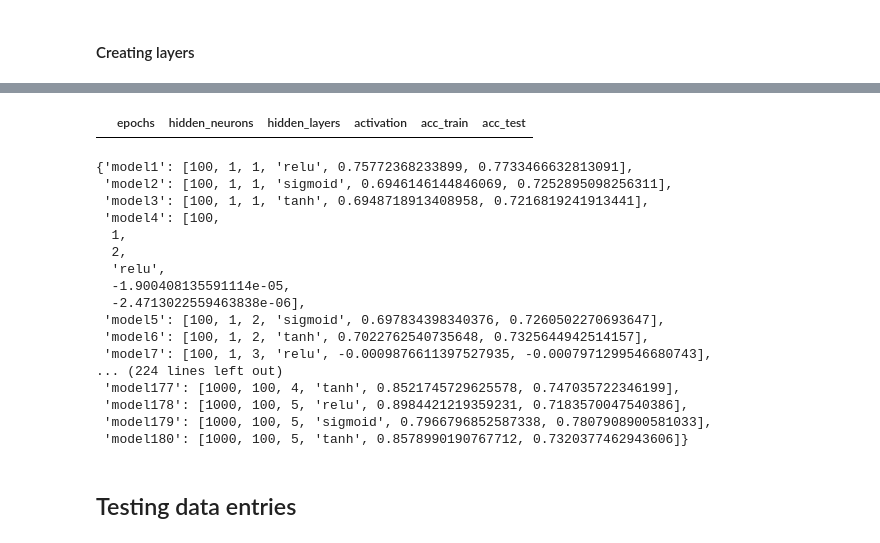
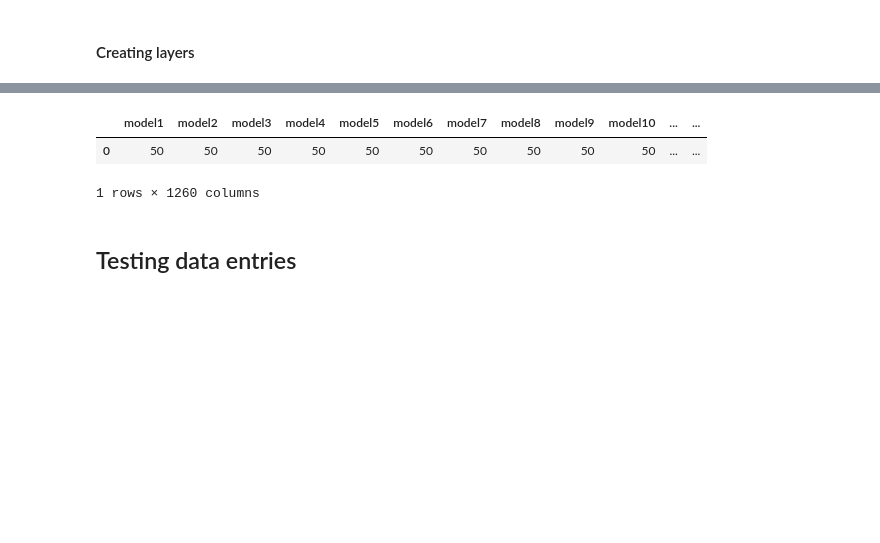
Before and after one commit to edgaregurrola/satellite_aq, a Jupyter notebook: notebooks/05-TensorFlow.ipynb, the cells around one changed output, grey strips where cells are left out. Cells and saved outputs as stored; diff of their text form; code cells hidden in the pictures; blank space fills up the shorter version.

```diff
--- a/notebooks/05-TensorFlow.ipynb
+++ b/notebooks/05-TensorFlow.ipynb
@@ -266,9 +309,10 @@ def neuron_layers(nx,nh,ny,hl,act):
 
     return model
 # %%
-epochs_ls = [50, 100, 250] #50 y 100, 250
-nh_ls = [x for x in range(5,26)] #minimo 5, maximo 25 de una en una (8-18)
-hl_ls = [1,2,3] #maximo 3 capas
+epochs_ls = [50, 100, 200] #50 y 100, 250
+nh_ls = [5,10,25,50,75,100] #minimo 5, maximo 25 de una en una (8-18)
+hl_ls = [1,2,3,4,5,6,7,8,9,10] #maximo 3 capas
+reg_ls = [1,0.75,0.5,0.1,0.05,0.01,0.005]
 activation_ls = ['relu'] #relu
 
 models = {}
@@ -278,26 +322,28 @@ i = 1
 for e in epochs_ls:
         for nh in nh_ls:
             for hl in hl_ls:
-                for a in activation_ls:
+                for r in reg_ls:
+                    for a in activation_ls:
 
-                    model = neuron_layers(10,nh,1,hl,a)
+                        model = neuron_layers(10,nh,1,hl,a,r)
 
-                    model.compile(loss='mse', optimizer='adam', metrics=['mse','mae'])
+                        model.compile(loss='mse', optimizer='adam', metrics=['mse','mae'])
 
-                    history = model.fit(X_train, Y_train, epochs=e, batch_size=50,  verbose=0, validation_split=0.2)
+                        history = model.fit(X_train, Y_train, epochs=e, batch_size=50,  verbose=0, validation_split=0.2)
 
-                    #accuracy for train
-                    y_hat= model.predict(X_train)
-                    acc_train = r2_score(Y_train, y_hat)
+                        #accuracy for train
+                        y_hat= model.predict(X_train)
+                        acc_train = r2_score(Y_train, y_hat)
 
-                    #accuracy for test
-                    y_hat = model.predict(X_test)
-                    acc_test = r2_score(Y_test, y_hat)
+                        #accuracy for test
+                        y_hat = model.predict(X_test)
+                        acc_test = r2_score(Y_test, y_hat)
 
-                    models['model'+str(i)] = [e, nh, hl, a, acc_train, acc_test]
+                        models['model'+str(i)] = [e, nh, hl, a, acc_train, acc_test]
 
-                    print ('*For model',str(i),'settings are:','-epochs:',str(e),'-hidden neurons:',str(nh),'-hidden layers:',str(hl),'-activation:',a,
-                           '\nAccuracy for training is:', str(acc_train),'Accuracy for test is:',str(acc_test))
+                        print ('*For model',str(i),'settings are:','-epochs:',str(e),'-hidden neurons:',str(nh),'-hidden layers:',str(hl),'-activation:',a,
+                               '-regularization cost:',r,
+                               '\nAccuracy for training is:', str(acc_train),'Accuracy for test is:',str(acc_test))
 
-                    i += 1
+                        i += 1
 # %% [output]
@@ -321,24 +367,7 @@ Accuracy for training is: 0.8053882341154446 Accuracy for test is: 0.75683814849
-# %%
-pd.DataFrame(models, columns=['epochs','hidden_neurons','hidden_layers','activation','acc_train','acc_test'])
-# %% [output]
-|  | epochs | hidden_neurons | hidden_layers | activation | acc_train | acc_test |
-# %%
-models
-# %% [output]
-{'model1': [100, 1, 1, 'relu', 0.75772368233899, 0.7733466632813091],
- 'model2': [100, 1, 1, 'sigmoid', 0.6946146144846069, 0.7252895098256311],
- 'model3': [100, 1, 1, 'tanh', 0.6948718913408958, 0.7216819241913441],
- 'model4': [100,
-  1,
-  2,
-  'relu',
-  -1.900408135591114e-05,
-  -2.4713022559463838e-06],
- 'model5': [100, 1, 2, 'sigmoid', 0.697834398340376, 0.7260502270693647],
- 'model6': [100, 1, 2, 'tanh', 0.7022762540735648, 0.7325644942514157],
- 'model7': [100, 1, 3, 'relu', -0.0009876611397527935, -0.0007971299546680743],
-... (224 lines left out)
- 'model177': [1000, 100, 4, 'tanh', 0.8521745729625578, 0.747035722346199],
- 'model178': [1000, 100, 5, 'relu', 0.8984421219359231, 0.7183570047540386],
- 'model179': [1000, 100, 5, 'sigmoid', 0.7966796852587338, 0.7807908900581033],
- 'model180': [1000, 100, 5, 'tanh', 0.8578990190767712, 0.7320377462943606]}
+# %%
+df_models = pd.DataFrame(models)
+df_models.head(1)
+# %% [output]
+|  | model1 | model2 | model3 | model4 | model5 | model6 | model7 | model8 | model9 | model10 | ... | ... |
+| 0 | 50 | 50 | 50 | 50 | 50 | 50 | 50 | 50 | 50 | 50 | ... | ... |
+1 rows × 1260 columns
```
Also changed, not shown: parts of 18 cells of this notebook, 5 other files.
